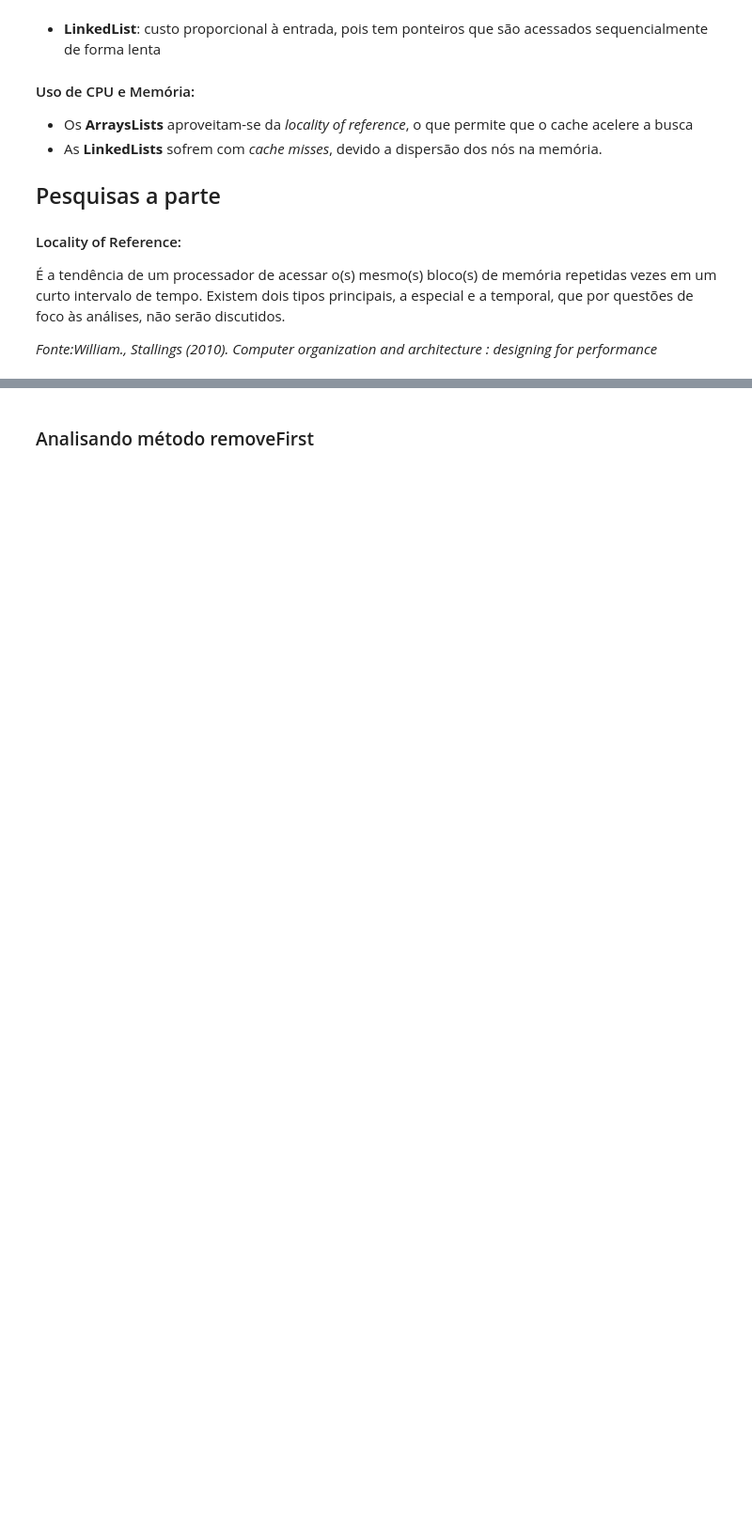
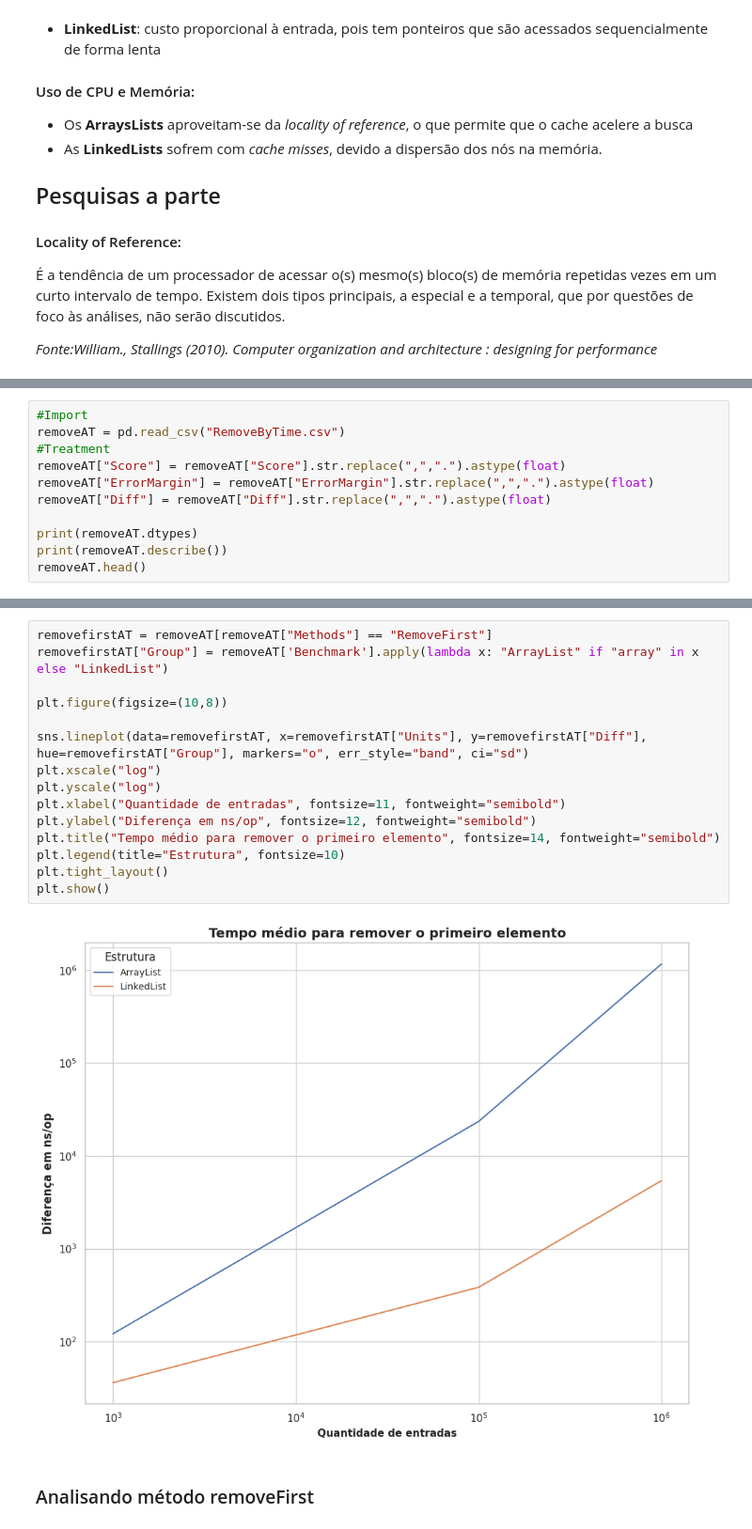
Before and after one commit to Darlan-Almeida/Benchmarks_Estrutura_De_Dados, a Jupyter notebook: notebook/analisys-arraylist-linkedlist.ipynb, the cells around one changed output, grey strips where cells are left out. Shown: that part at 94% size. Drawn from its saved outputs; the diff is of its cells as text; blank space fills up the shorter version.

Commit message:
Reestruturando métodos para ns/op

```diff
--- a/notebook/analisys-arraylist-linkedlist.ipynb
+++ b/notebook/analisys-arraylist-linkedlist.ipynb
@@ -103,0 +107,11 @@ A partir do gráfico acima, percebemos que <b>ArrayLists</b> dominam, com uma gr
+# %%
+#Import
+removeAT = pd.read_csv("RemoveByTime.csv")
+#Treatment
+removeAT["Score"] = removeAT["Score"].str.replace(",",".").astype(float)
+removeAT["ErrorMargin"] = removeAT["ErrorMargin"].str.replace(",",".").astype(float)
+removeAT["Diff"] = removeAT["Diff"].str.replace(",",".").astype(float)
+
+print(removeAT.dtypes)
+print(removeAT.describe())
+removeAT.head()
@@ -104,3 +141,20 @@ A partir do gráfico acima, percebemos que <b>ArrayLists</b> dominam, com uma gr
+# %%
+removefirstAT = removeAT[removeAT["Methods"] == "RemoveFirst"]
+removefirstAT["Group"] = removeAT['Benchmark'].apply(lambda x: "ArrayList" if "array" in x else "LinkedList")
+
+plt.figure(figsize=(10,8))
+
+sns.lineplot(data=removefirstAT, x=removefirstAT["Units"], y=removefirstAT["Diff"], hue=removefirstAT["Group"], markers="o", err_style="band", ci="sd")
+plt.xscale("log")
+plt.yscale("log")
+plt.xlabel("Quantidade de entradas", fontsize=11, fontweight="semibold")
+plt.ylabel("Diferença em ns/op", fontsize=12, fontweight="semibold")
+plt.title("Tempo médio para remover o primeiro elemento", fontsize=14, fontweight="semibold")
+plt.legend(title="Estrutura", fontsize=10)
+plt.tight_layout()
+plt.show()
+# %% [output]
+[figure, added]
 # %% [markdown]
 ### Analisando método removeFirst
 # %%
```
Also changed, not shown: parts of 4 cells of this notebook, 1 other file.
